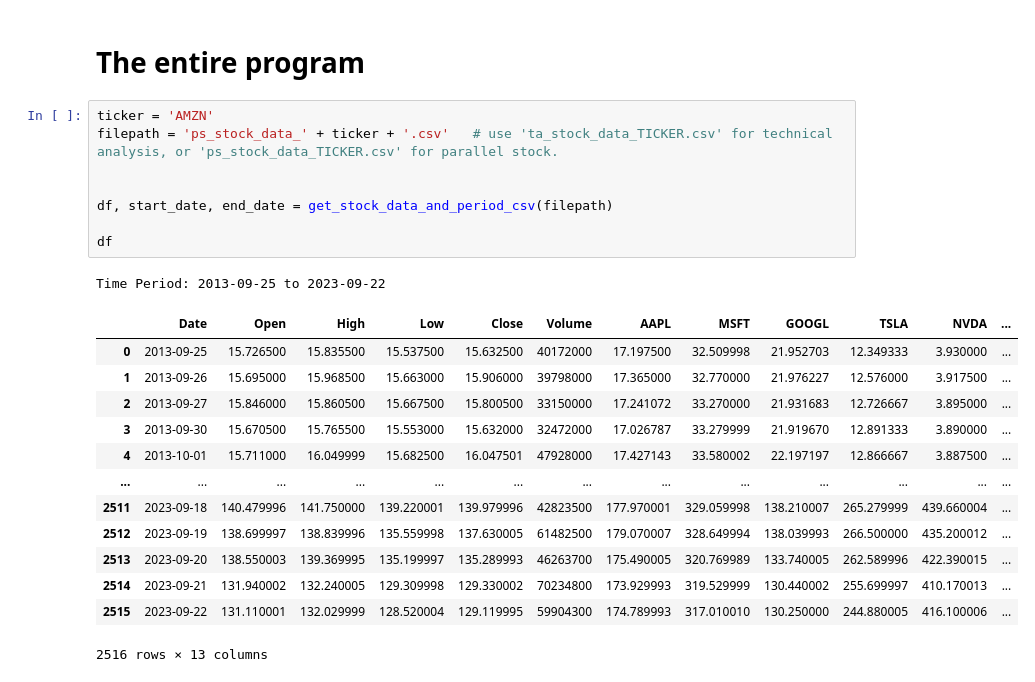
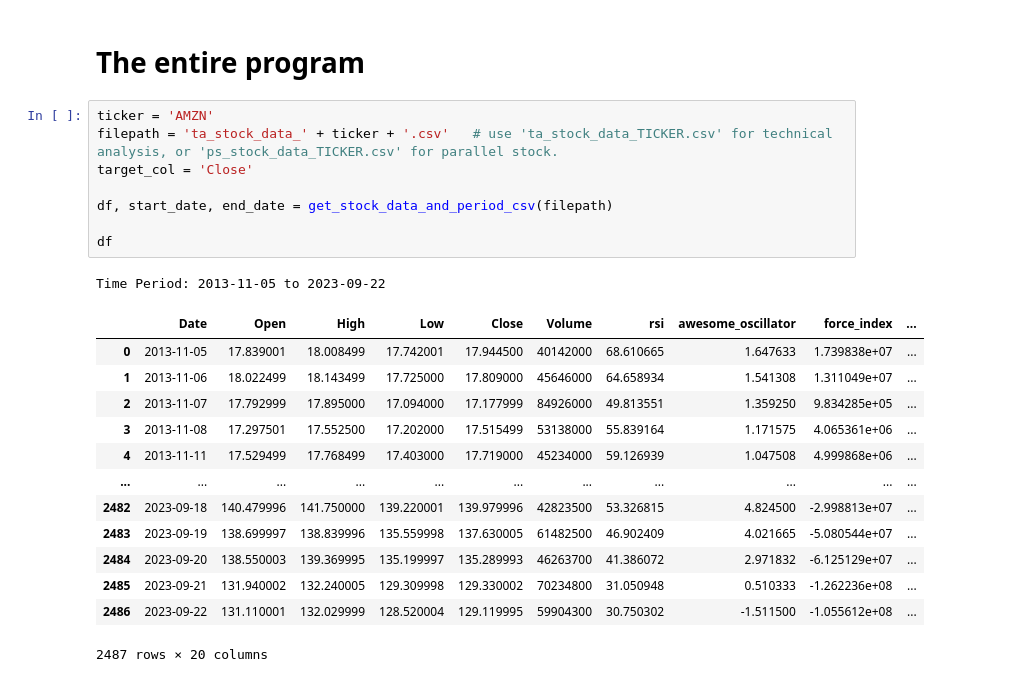
Before and after one commit to harshavb/trading-research, a Jupyter notebook: ForecastTransformer/ForecastTransformer.ipynb, the cells around one changed output. Saved outputs shown, nothing was run; the diff lists cells and outputs as text.

```diff
--- a/ForecastTransformer/ForecastTransformer.ipynb
+++ b/ForecastTransformer/ForecastTransformer.ipynb
@@ -516,27 +402,27 @@ def plot_pie_tolerance(tolerance_percent: int, under: int, over: int):
 # The entire program
 # %%
 ticker = 'AMZN'
-filepath = 'ps_stock_data_' + ticker + '.csv'   # use 'ta_stock_data_TICKER.csv' for technical analysis, or 'ps_stock_data_TICKER.csv' for parallel stock.
-
+filepath = 'ta_stock_data_' + ticker + '.csv'   # use 'ta_stock_data_TICKER.csv' for technical analysis, or 'ps_stock_data_TICKER.csv' for parallel stock.
+target_col = 'Close'
 
 df, start_date, end_date = get_stock_data_and_period_csv(filepath)
 
 df
 # %% [output]
-Time Period: 2013-09-25 to 2023-09-22
+Time Period: 2013-11-05 to 2023-09-22
-|  | Date | Open | High | Low | Close | Volume | AAPL | MSFT | GOOGL | TSLA | NVDA | ... |
-| 0 | 2013-09-25 | 15.726500 | 15.835500 | 15.537500 | 15.632500 | 40172000 | 17.197500 | 32.509998 | 21.952703 | 12.349333 | 3.930000 | ... |
-| 1 | 2013-09-26 | 15.695000 | 15.968500 | 15.663000 | 15.906000 | 39798000 | 17.365000 | 32.770000 | 21.976227 | 12.576000 | 3.917500 | ... |
-| 2 | 2013-09-27 | 15.846000 | 15.860500 | 15.667500 | 15.800500 | 33150000 | 17.241072 | 33.270000 | 21.931683 | 12.726667 | 3.895000 | ... |
-| 3 | 2013-09-30 | 15.670500 | 15.765500 | 15.553000 | 15.632000 | 32472000 | 17.026787 | 33.279999 | 21.919670 | 12.891333 | 3.890000 | ... |
-| 4 | 2013-10-01 | 15.711000 | 16.049999 | 15.682500 | 16.047501 | 47928000 | 17.427143 | 33.580002 | 22.197197 | 12.866667 | 3.887500 | ... |
-| ... | ... | ... | ... | ... | ... | ... | ... | ... | ... | ... | ... | ... |
-| 2511 | 2023-09-18 | 140.479996 | 141.750000 | 139.220001 | 139.979996 | 42823500 | 177.970001 | 329.059998 | 138.210007 | 265.279999 | 439.660004 | ... |
-| 2512 | 2023-09-19 | 138.699997 | 138.839996 | 135.559998 | 137.630005 | 61482500 | 179.070007 | 328.649994 | 138.039993 | 266.500000 | 435.200012 | ... |
-| 2513 | 2023-09-20 | 138.550003 | 139.369995 | 135.199997 | 135.289993 | 46263700 | 175.490005 | 320.769989 | 133.740005 | 262.589996 | 422.390015 | ... |
-| 2514 | 2023-09-21 | 131.940002 | 132.240005 | 129.309998 | 129.330002 | 70234800 | 173.929993 | 319.529999 | 130.440002 | 255.699997 | 410.170013 | ... |
-| 2515 | 2023-09-22 | 131.110001 | 132.029999 | 128.520004 | 129.119995 | 59904300 | 174.789993 | 317.010010 | 130.250000 | 244.880005 | 416.100006 | ... |
+|  | Date | Open | High | Low | Close | Volume | rsi | awesome_oscillator | force_index | ... |
+| 0 | 2013-11-05 | 17.839001 | 18.008499 | 17.742001 | 17.944500 | 40142000 | 68.610665 | 1.647633 | 1.739838e+07 | ... |
+| 1 | 2013-11-06 | 18.022499 | 18.143499 | 17.725000 | 17.809000 | 45646000 | 64.658934 | 1.541308 | 1.311049e+07 | ... |
+| 2 | 2013-11-07 | 17.792999 | 17.895000 | 17.094000 | 17.177999 | 84926000 | 49.813551 | 1.359250 | 9.834285e+05 | ... |
+| 3 | 2013-11-08 | 17.297501 | 17.552500 | 17.202000 | 17.515499 | 53138000 | 55.839164 | 1.171575 | 4.065361e+06 | ... |
+| 4 | 2013-11-11 | 17.529499 | 17.768499 | 17.403000 | 17.719000 | 45234000 | 59.126939 | 1.047508 | 4.999868e+06 | ... |
+| ... | ... | ... | ... | ... | ... | ... | ... | ... | ... | ... |
+| 2482 | 2023-09-18 | 140.479996 | 141.750000 | 139.220001 | 139.979996 | 42823500 | 53.326815 | 4.824500 | -2.998813e+07 | ... |
+| 2483 | 2023-09-19 | 138.699997 | 138.839996 | 135.559998 | 137.630005 | 61482500 | 46.902409 | 4.021665 | -5.080544e+07 | ... |
+| 2484 | 2023-09-20 | 138.550003 | 139.369995 | 135.199997 | 135.289993 | 46263700 | 41.386072 | 2.971832 | -6.125129e+07 | ... |
+| 2485 | 2023-09-21 | 131.940002 | 132.240005 | 129.309998 | 129.330002 | 70234800 | 31.050948 | 0.510333 | -1.262236e+08 | ... |
+| 2486 | 2023-09-22 | 131.110001 | 132.029999 | 128.520004 | 129.119995 | 59904300 | 30.750302 | -1.511500 | -1.055612e+08 | ... |
-2516 rows × 13 columns
+2487 rows × 20 columns
 # %%
 df_copy = dataframe_copy(df)
 df = dataframe_clean(df)
```
Also changed, not shown: parts of 26 cells of this notebook, 1 other file.
